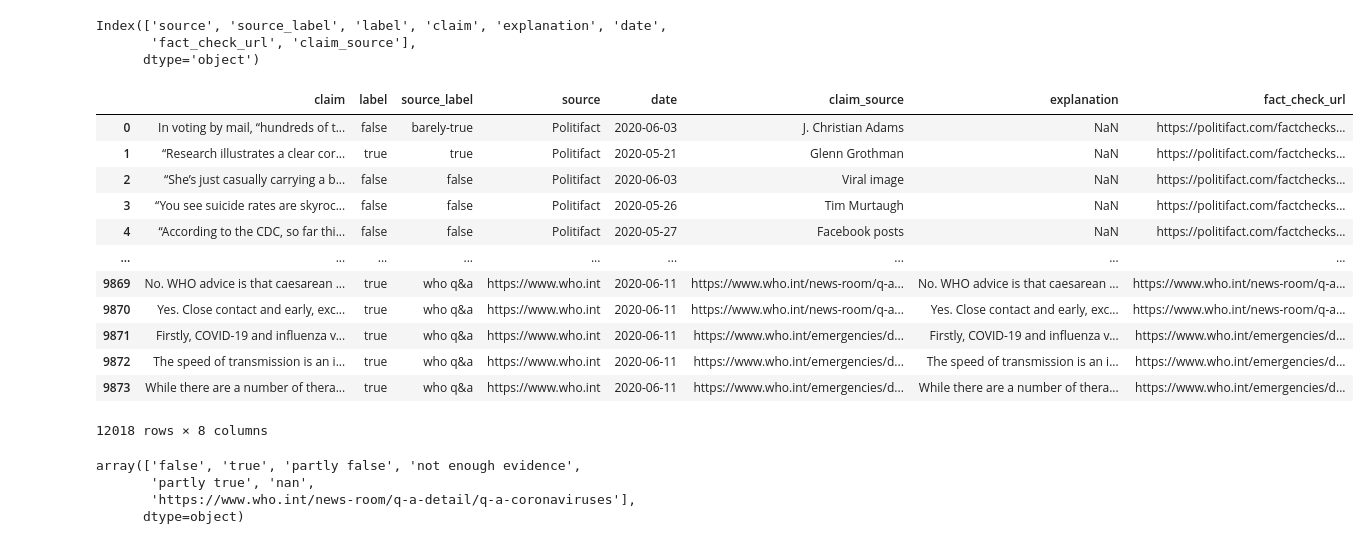
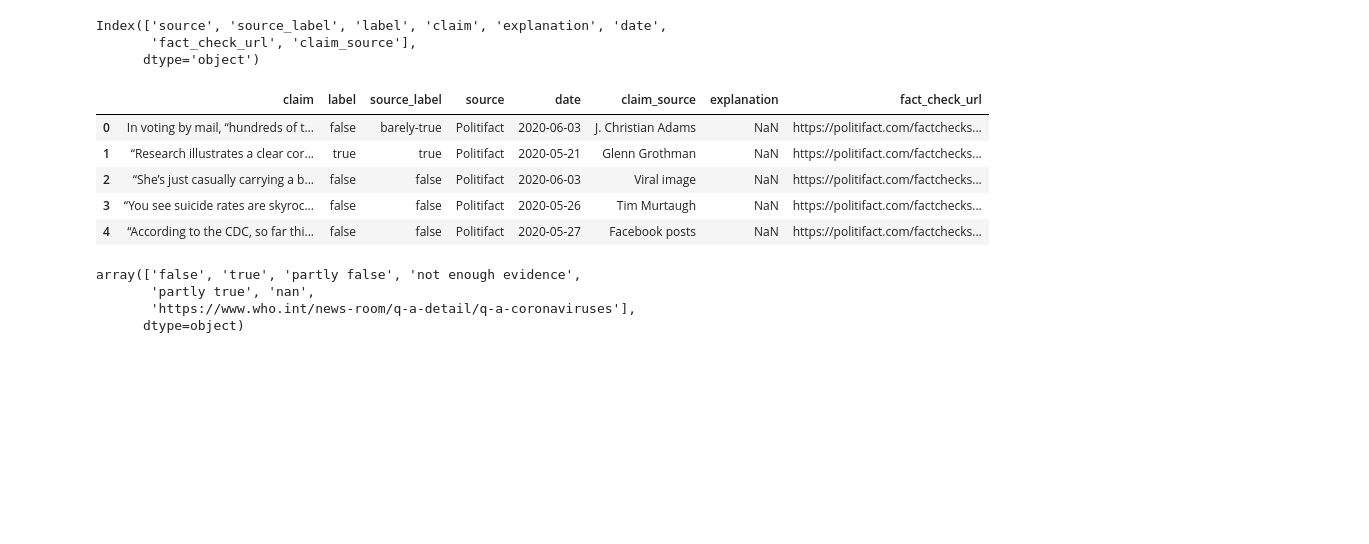
Before and after one commit to ahathaway821/COVID-19-Fact-Checking, a Jupyter notebook: data/clean/Collate_All_data.ipynb, the cells around one changed output. Drawn from its saved outputs; the diff is of its cells as text; code cells hidden in the pictures; blank space fills up the shorter version.

```diff
--- a/data/clean/Collate_All_data.ipynb
+++ b/data/clean/Collate_All_data.ipynb
@@ -21,16 +12,19 @@ who_myths_cleaned.csv
 # %%
 import pandas as pd
 # %%
-df_cleaned_politifact_data = pd.read_csv('cleaned_politifact_data.csv')
-df_cleaned_princeton_data = pd.read_csv('cleaned_princeton_data.csv')
-df_afp_fact_check_clean = pd.read_csv('afp-fact-check-clean.csv')
-df_ecdc_faqs_cleaned = pd.read_csv('ecdc_faqs_cleaned.csv')
-df_cdc_faqs_cleaned = pd.read_csv('cdc_faqs_cleaned.csv')
-df_who_myths_cleaned = pd.read_csv('who_myths_cleaned.csv')
-df_CoAID_poynter_data_cleaned = pd.read_csv('CoAID_poynter_data_cleaned_13Jul_V3.csv')
+dir = '/content/COVID-19-Fact-Checking/data/clean/' #'./' #
+df_cleaned_politifact_data = pd.read_csv(dir + 'cleaned_politifact_data.csv')
+df_cleaned_princeton_data = pd.read_csv(dir + 'cleaned_princeton_data.csv')
+df_afp_fact_check_clean = pd.read_csv(dir + 'afp-fact-check-clean.csv')
+df_ecdc_faqs_cleaned = pd.read_csv(dir + 'ecdc_faqs_cleaned.csv')
+df_cdc_faqs_cleaned = pd.read_csv(dir + 'cdc_faqs_cleaned.csv')
+df_who_myths_cleaned = pd.read_csv(dir + 'who_myths_cleaned.csv')
+df_CoAID_poynter_data_cleaned = pd.read_csv(dir + 'CoAID_poynter_data_cleaned_13Jul_V3.csv')
+df_misc_data_cleaned = pd.read_csv(dir + 'misc_myths_cleaned_4.txt', ' \t', '\t')
 df_ecdc_faqs_cleaned['claim_source'] = ""
 df_cdc_faqs_cleaned['source_label'] = ""
 df_who_myths_cleaned['claim_source'] = ""
+df_misc_data_cleaned['claim_source'] = ""
 # %%
 df_CoAID_poynter_data_cleaned.columns
 # %% [output]
@@ -51,27 +45,21 @@ df4 = df_ecdc_faqs_cleaned[['claim', 'label', 'source_label', 'source', 'date',
 df5 = df_cdc_faqs_cleaned[['claim', 'label', 'source_label', 'source', 'date', 'claim_source','explanation', 'fact_check_url']]
 df6 = df_who_myths_cleaned[['claim', 'label', 'source_label', 'source', 'date', 'claim_source','explanation', 'fact_check_url']]
 df7 = df_CoAID_poynter_data_cleaned[['claim', 'label', 'source_label', 'source', 'date', 'claim_source','explanation', 'fact_check_url']]
+df8 = df_misc_data_cleaned[['claim', 'label', 'source_label', 'source', 'date', 'claim_source','explanation', 'fact_check_url']]
 # %%
-frames = [df1, df2, df3,df4,df5,df6,df7]
+frames = [df1, df2, df3,df4,df5,df6,df7,df8]
 result = pd.concat(frames)
 # %%
 result['label'] = result['label'].apply(lambda x: str(x).lower())
 result['source_label'] = result['source_label'].apply(lambda x: str(x).lower())
-result
+result.head()
 # %% [output]
 |  | claim | label | source_label | source | date | claim_source | explanation | fact_check_url |
 | 0 | In voting by mail, “hundreds of t... | false | barely-true | Politifact | 2020-06-03 | J. Christian Adams | NaN | https://politifact.com/factchecks... |
 | 1 | “Research illustrates a clear cor... | true | true | Politifact | 2020-05-21 | Glenn Grothman | NaN | https://politifact.com/factchecks... |
 | 2 | “She’s just casually carrying a b... | false | false | Politifact | 2020-06-03 | Viral image | NaN | https://politifact.com/factchecks... |
 | 3 | “You see suicide rates are skyroc... | false | false | Politifact | 2020-05-26 | Tim Murtaugh | NaN | https://politifact.com/factchecks... |
 | 4 | “According to the CDC, so far thi... | false | false | Politifact | 2020-05-27 | Facebook posts | NaN | https://politifact.com/factchecks... |
-| ... | ... | ... | ... | ... | ... | ... | ... | ... |
-| 9869 | No. WHO advice is that caesarean ... | true | who q&a | https://www.who.int | 2020-06-11 | https://www.who.int/news-room/q-a... | No. WHO advice is that caesarean ... | https://www.who.int/news-room/q-a... |
-| 9870 | Yes. Close contact and early, exc... | true | who q&a | https://www.who.int | 2020-06-11 | https://www.who.int/news-room/q-a... | Yes. Close contact and early, exc... | https://www.who.int/news-room/q-a... |
-| 9871 | Firstly, COVID-19 and influenza v... | true | who q&a | https://www.who.int | 2020-06-11 | https://www.who.int/emergencies/d... | Firstly, COVID-19 and influenza v... | https://www.who.int/emergencies/d... |
-| 9872 | The speed of transmission is an i... | true | who q&a | https://www.who.int | 2020-06-11 | https://www.who.int/emergencies/d... | The speed of transmission is an i... | https://www.who.int/emergencies/d... |
-| 9873 | While there are a number of thera... | true | who q&a | https://www.who.int | 2020-06-11 | https://www.who.int/emergencies/d... | While there are a number of thera... | https://www.who.int/emergencies/d... |
-12018 rows × 8 columns
 # %%
 result['claim'] = result['claim'].apply(lambda x: " ".join(str(x).split()))
 # %%
```
Also changed, not shown: parts of 7 cells of this notebook.
